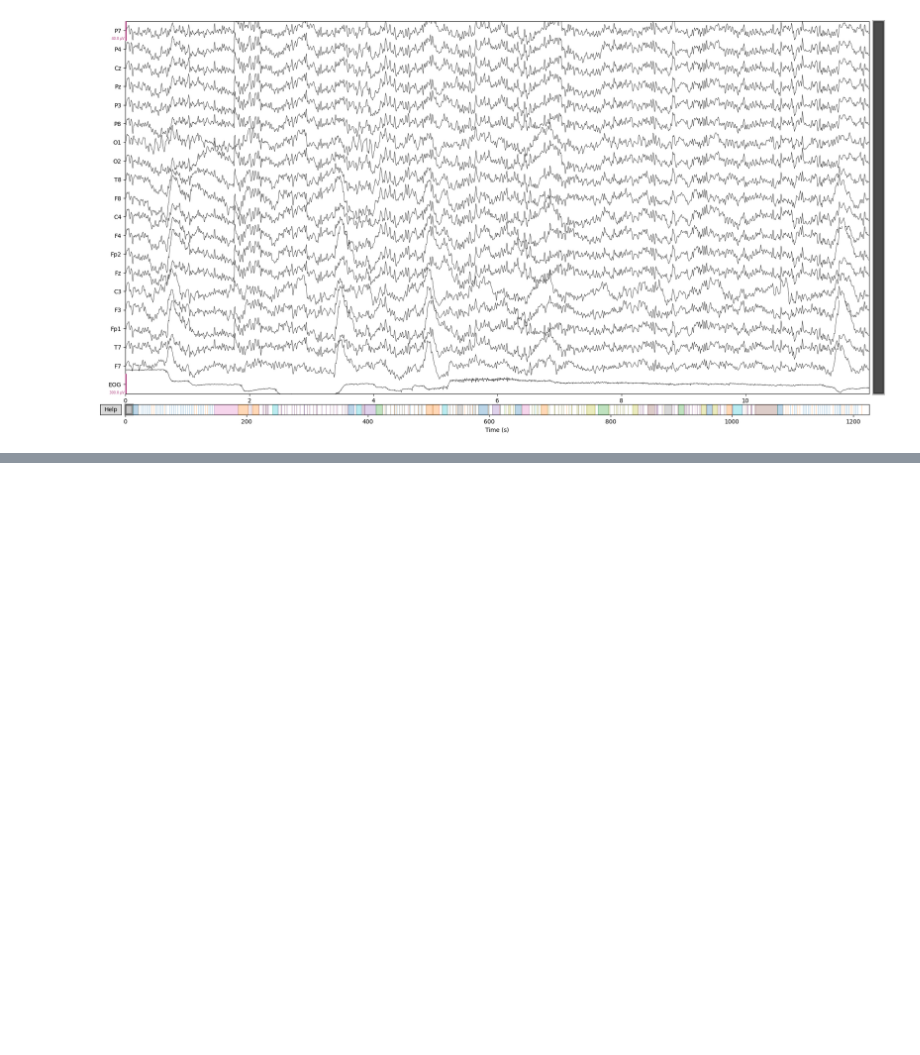
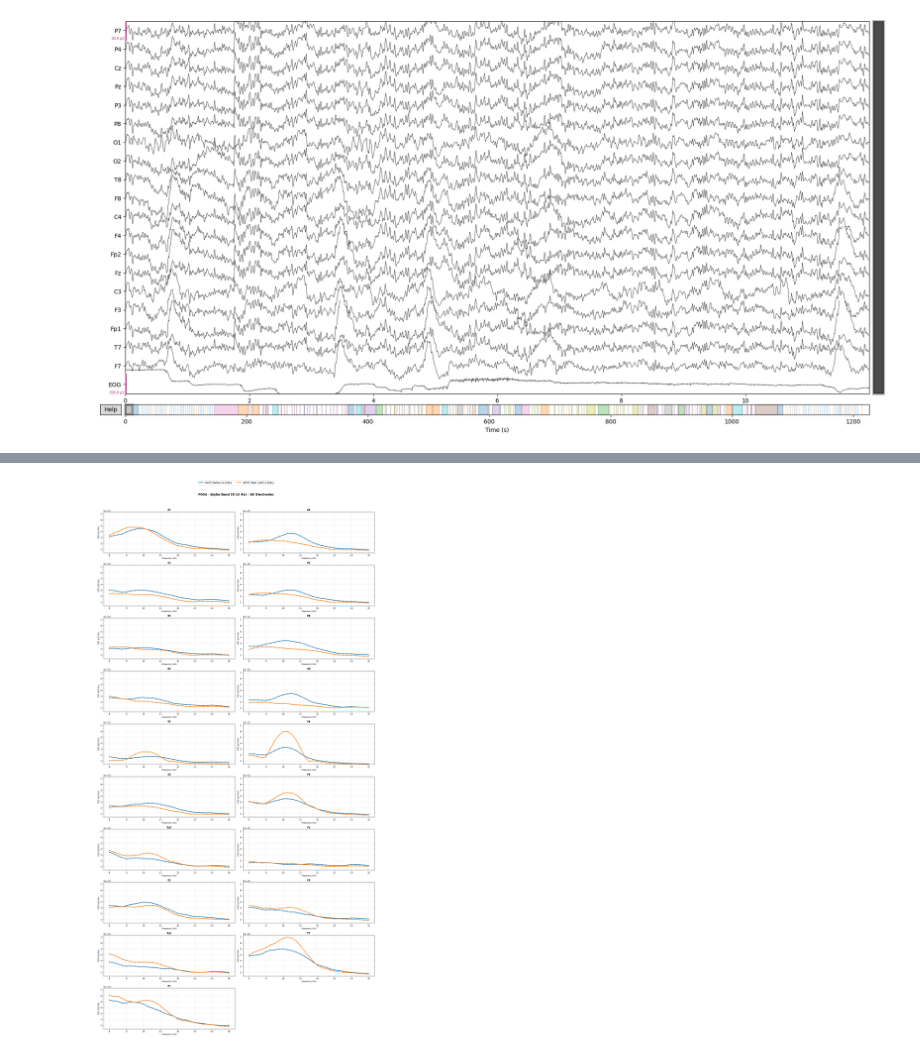
Before and after one commit to NadimSALEEM/0x2x2dual_WCST_analysis, a Jupyter notebook: 0-back/eeg/0back_eeg.ipynb, the cells around one changed output, grey strips where cells are left out. Drawn from its saved outputs; the diff is of its cells as text; code cells hidden in the pictures; blank space fills up the shorter version.

```diff
--- a/0-back/eeg/0back_eeg.ipynb
+++ b/0-back/eeg/0back_eeg.ipynb
@@ -170,0 +257,91 @@ raw_bp_plot.plot(
+# %%
+# Define frequency bands with your specifications
+freq_bands = {
+    "Delta": (0.1, 3),
+    "Theta": (4, 7),
+    "Alpha": (8, 15),
+    "Beta": (16, 30),
+    "Theta+Alpha": (4, 15),  # Combined band
+    "Delta+Theta": (0.1, 7),  # Combined band
+}
+
+# Select which band to plot
+selected_band = "Alpha"  # Change to any band name above
+subject_for_band = "P004"  # Change to P002/P003/P004 as needed
+
+if selected_band not in freq_bands:
+    available = ", ".join(list(freq_bands.keys()))
+
+band_range = freq_bands[selected_band]
+subject_data = spectrum_results[subject_for_band]
+
+# Get first condition to determine number of channels
+first_cond = list(subject_data.keys())[0]
+n_channels = len(subject_data[first_cond]["ch_names"])
+ch_names = subject_data[first_cond]["ch_names"]
+
+# FIRST PASS: Calculate global min/max across all electrodes and conditions for this band
+all_band_psd_values = []
+for cond_name, cond_data in subject_data.items():
+    freqs = cond_data["freqs"]
+    psd_data = cond_data["psd_data"]
+
+    # Mask to only show frequencies within the selected band
+    band_mask = (freqs >= band_range[0]) & (freqs <= band_range[1])
+
+    for ch_idx in range(n_channels):
+        psd_ch = psd_data[ch_idx]
+        band_psd = psd_ch[band_mask]
+        all_band_psd_values.extend(band_psd)
+
+# Calculate unified y-axis limits for all electrodes
+band_global_min = min(all_band_psd_values)
+band_global_max = max(all_band_psd_values)
+ylim_all_electrodes = (band_global_min * 0.95, band_global_max * 1.05)  # 5% padding
+
+n_cols = 2
+n_rows = (n_channels + n_cols - 1) // n_cols
+
+fig, axes = plt.subplots(n_rows, n_cols, figsize=(18, 3.5 * n_rows))
+axes = axes.flatten()
+
+for ch_idx, ch_name in enumerate(ch_names):
+    ax = axes[ch_idx]
+
+    # Plot both conditions for this band
+    for cond_name, cond_data in subject_data.items():
+        freqs = cond_data["freqs"]
+        psd_ch = cond_data["psd_data"][ch_idx]
+        interval = cond_data["interval"]
+
+        # Mask to only show frequencies within the selected band
+        band_mask = (freqs >= band_range[0]) & (freqs <= band_range[1])
+        band_freqs = freqs[band_mask]
+        band_psd = psd_ch[band_mask]
+
+        ax.plot(band_freqs, band_psd, label=f"{cond_name} ({interval[0]}-{interval[1]}s)",
+                linewidth=2.5, marker="o", markersize=3)
+
+    ax.set_title(ch_name, fontsize=11, fontweight="bold")
+    ax.set_ylim(ylim_all_electrodes)  # UNIFIED SCALE
+    ax.grid(True, alpha=0.4, linestyle="--")
+    ax.set_ylabel("PSD (μV²/Hz)", fontsize=9)
+    ax.set_xlabel("Frequency (Hz)", fontsize=9)
+
+# Remove empty subplots
+for ch_idx in range(n_channels, len(axes)):
+    fig.delaxes(axes[ch_idx])
+
+fig.legend(axes[0].get_legend_handles_labels()[0],
+           axes[0].get_legend_handles_labels()[1],
+           loc="upper center", ncol=2, bbox_to_anchor=(0.5, 1.02), fontsize=11, frameon=True)
+
+fig.suptitle(f"{subject_for_band} - {selected_band} Band ({band_range[0]}-{band_range[1]} Hz) - All Electrodes",
+             fontsize=14, fontweight="bold", y=0.995)
+plt.tight_layout(rect=[0, 0, 1, 0.98])
+plt.show()
+
+print(f"✓ Per-Band Visualization: All electrodes use unified y-axis scale")
+print(f"  Y-axis range: [{ylim_all_electrodes[0]:.2f}, {ylim_all_electrodes[1]:.2f}] μV²/Hz")
+# %% [output]
+[figure, added]
```
Also changed, not shown: parts of 8 cells of this notebook.
